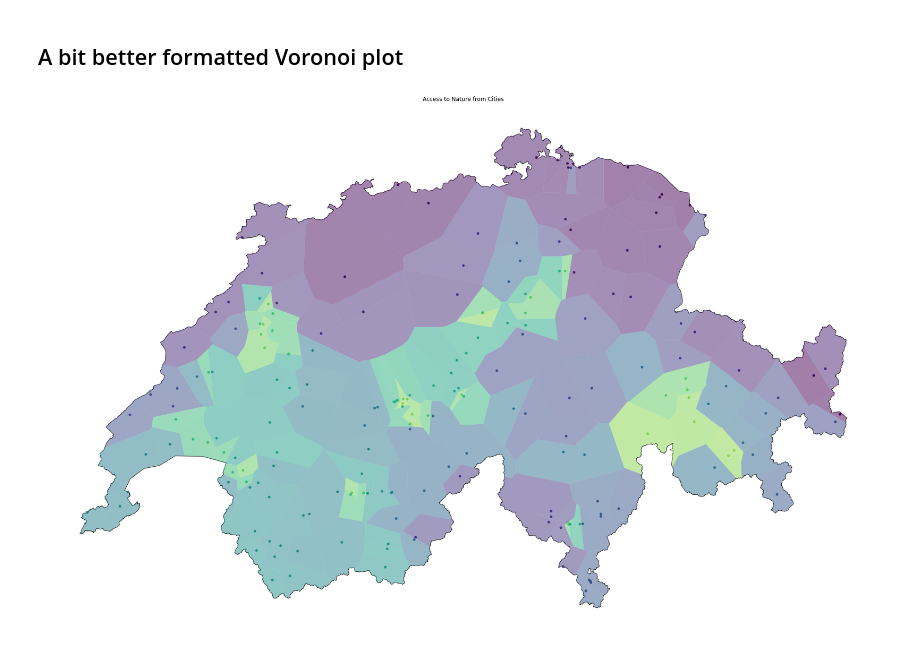
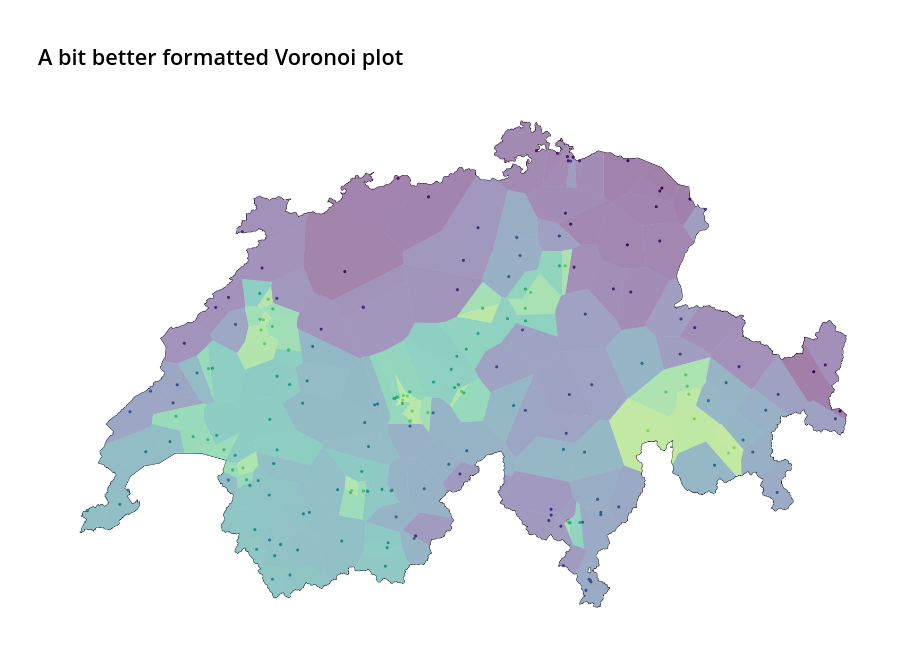
Before and after one commit to qintheory/UrbanLandscapes, a Jupyter notebook: code/voronoi-pois-mountains.ipynb, the cells around one changed output. Drawn from its saved outputs; the diff is of its cells as text; code cells hidden in the pictures.

```diff
--- a/code/voronoi-pois-mountains.ipynb
+++ b/code/voronoi-pois-mountains.ipynb
@@ -191,11 +191,11 @@ plt.show()
 # %%
 fig, ax = plt.subplots(figsize=(25,16))
 plot_voronoi_polys_with_points_in_area(ax, boundary_shape, poly_shapes, pts, poly_to_pt_assignments,
  voronoi_and_points_cmap="viridis",
- points_markersize=20,voronoi_label_fontsize=7)
-ax.set_title("Access to Nature from Cities")
+ points_markersize=30,voronoi_label_fontsize=1)
+# ax.set_title("Access to Nature from Cities")
 ax.axis("off")
 plt.tight_layout()
 plt.show()
 # %% [output]
-[figure, old version]
+[figure, new version]
```
Also changed, not shown: 6 other files.
